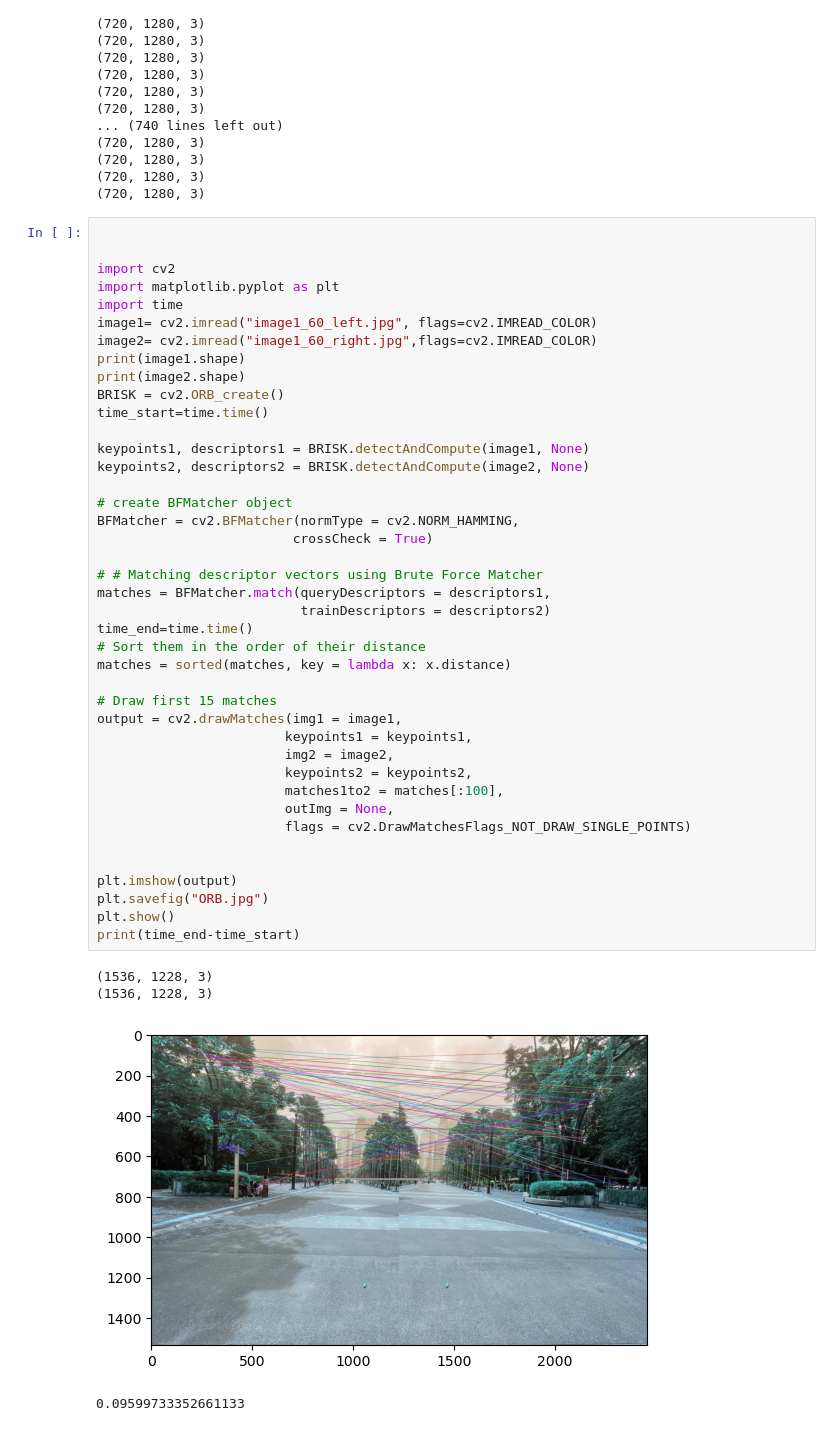
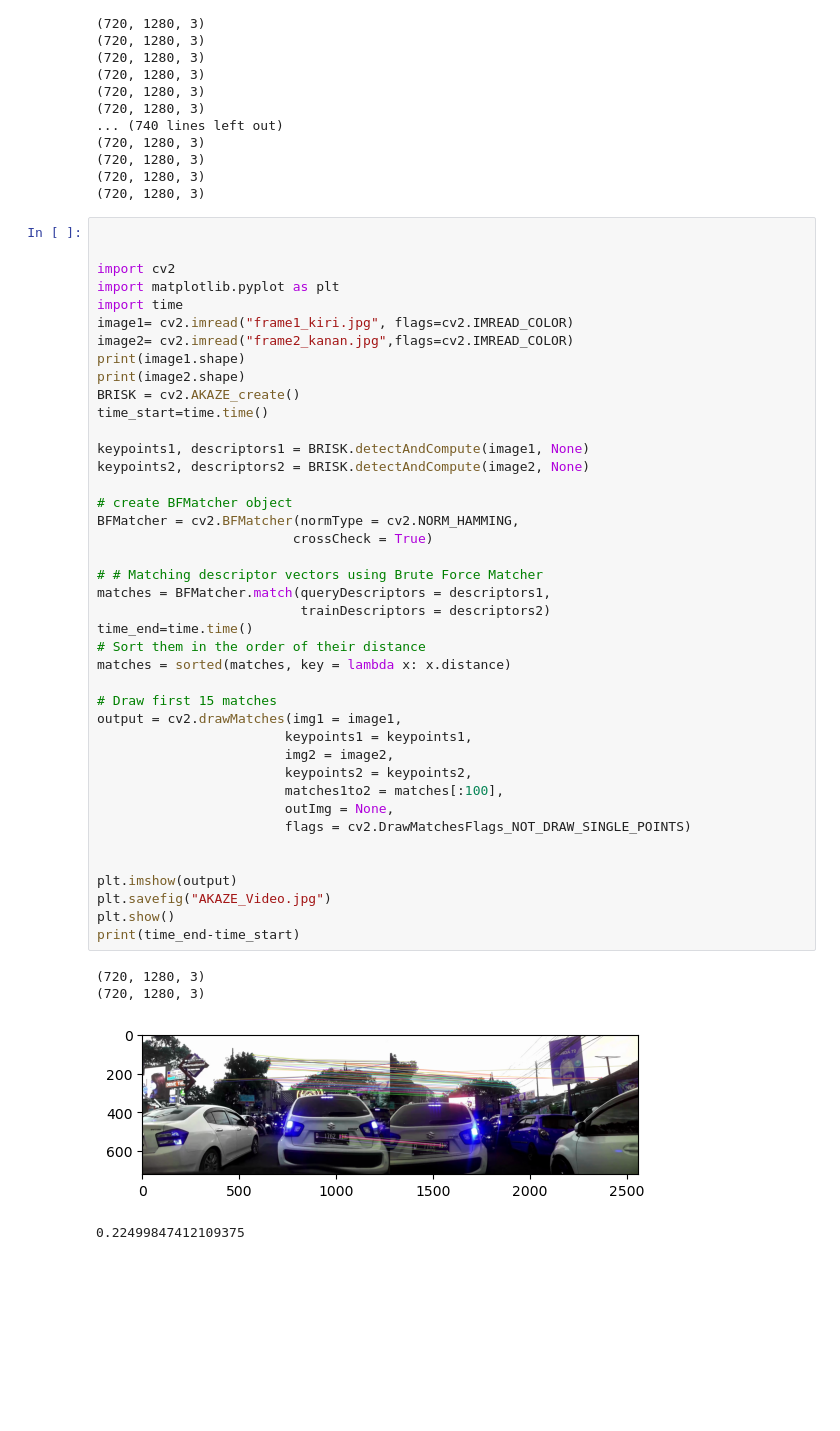
Before and after one commit to ChanifRusydi/machine_learning, a Jupyter notebook: image_stitching.ipynb, the cells around one changed output. Saved outputs shown, nothing was run; the diff lists cells and outputs as text; blank space fills up the shorter version.

Commit message:
esting image stitching

```diff
--- a/image_stitching.ipynb
+++ b/image_stitching.ipynb
@@ -564,43 +564,43 @@ cv2.destroyAllWindows()
 import cv2
 import matplotlib.pyplot as plt
 import time
-image1= cv2.imread("image1_60_left.jpg", flags=cv2.IMREAD_COLOR)
-image2= cv2.imread("image1_60_right.jpg",flags=cv2.IMREAD_COLOR)
+image1= cv2.imread("frame1_kiri.jpg", flags=cv2.IMREAD_COLOR)
+image2= cv2.imread("frame2_kanan.jpg",flags=cv2.IMREAD_COLOR)
 print(image1.shape)
 print(image2.shape)
-BRISK = cv2.ORB_create()
+BRISK = cv2.AKAZE_create()
 time_start=time.time()
 
 keypoints1, descriptors1 = BRISK.detectAndCompute(image1, None)
 keypoints2, descriptors2 = BRISK.detectAndCompute(image2, None)
 
 # create BFMatcher object
 BFMatcher = cv2.BFMatcher(normType = cv2.NORM_HAMMING,
                          crossCheck = True)
 
 # # Matching descriptor vectors using Brute Force Matcher
 matches = BFMatcher.match(queryDescriptors = descriptors1,
                           trainDescriptors = descriptors2)
 time_end=time.time()
 # Sort them in the order of their distance
 matches = sorted(matches, key = lambda x: x.distance)
 
 # Draw first 15 matches
 output = cv2.drawMatches(img1 = image1,
                         keypoints1 = keypoints1,
                         img2 = image2,
                         keypoints2 = keypoints2,
                         matches1to2 = matches[:100],
                         outImg = None,
                         flags = cv2.DrawMatchesFlags_NOT_DRAW_SINGLE_POINTS)
 
 
 plt.imshow(output)
-plt.savefig("ORB.jpg")
+plt.savefig("AKAZE_Video.jpg")
 plt.show()
 print(time_end-time_start)
 # %% [output]
-(1536, 1228, 3)
-(1536, 1228, 3)
+(720, 1280, 3)
+(720, 1280, 3)
-[figure, old version]
+[figure, new version]
-0.09599733352661133
+0.22499847412109375
```
Also changed, not shown: 2 other files.
